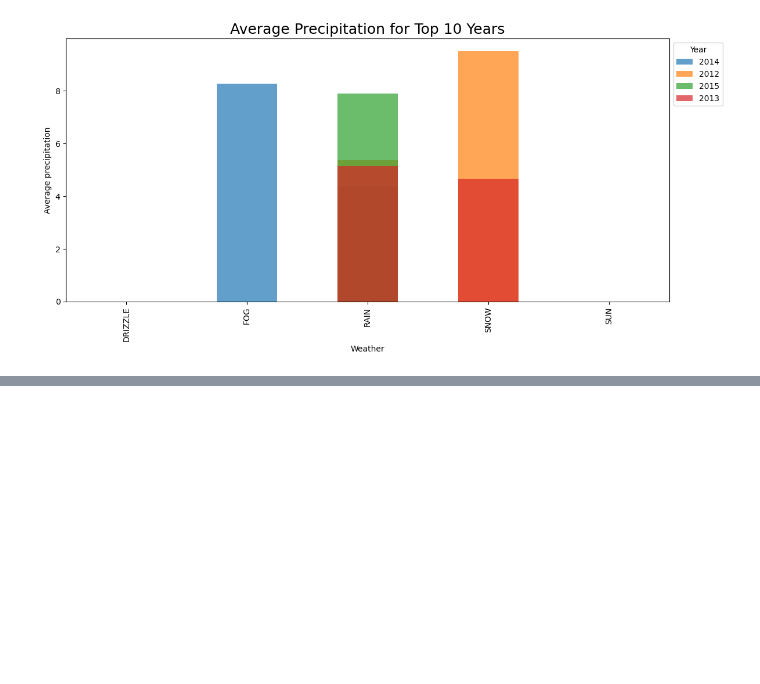
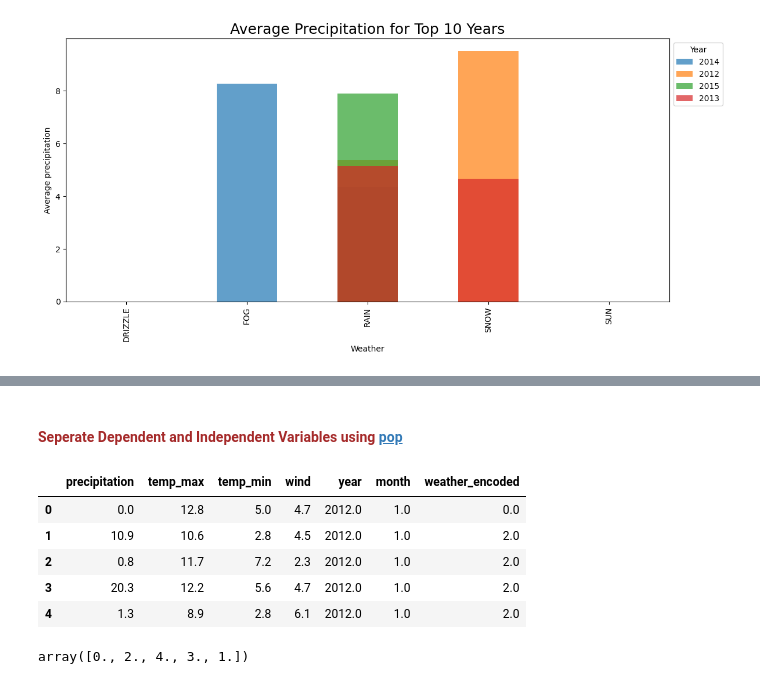
Before and after one commit to shubhangi24kashid/SkyCast, a Jupyter notebook: detection.ipynb, the cells around one changed output, grey strips where cells are left out. Saved outputs shown, nothing was run; the diff lists cells and outputs as text; code cells hidden in the pictures; blank space fills up the shorter version.

```diff
--- a/detection.ipynb
+++ b/detection.ipynb
@@ -490,0 +554,12 @@ plt.show()
+# %% [markdown]
+#### <font color='Brown'> Seperate Dependent and Independent Variables using [pop](https://pandas.pydata.org/pandas-docs/stable/reference/api/pandas.DataFrame.pop.html)</font>
+# %%
+weath_cpy = weath_org.drop("date", axis=1)
+weath_cpy.head()
+# %% [output]
+|  | precipitation | temp_max | temp_min | wind | year | month | weather_encoded |
+| 0 | 0.0 | 12.8 | 5.0 | 4.7 | 2012.0 | 1.0 | 0.0 |
+| 1 | 10.9 | 10.6 | 2.8 | 4.5 | 2012.0 | 1.0 | 2.0 |
+| 2 | 0.8 | 11.7 | 7.2 | 2.3 | 2012.0 | 1.0 | 2.0 |
+| 3 | 20.3 | 12.2 | 5.6 | 4.7 | 2012.0 | 1.0 | 2.0 |
+| 4 | 1.3 | 8.9 | 2.8 | 6.1 | 2012.0 | 1.0 | 2.0 |
@@ -490,0 +575,4 @@ plt.show()
+# %%
+weath_cpy.weather_encoded.unique()
+# %% [output]
+array([0., 2., 4., 3., 1.])
```
Also changed, not shown: parts of 21 cells of this notebook.
